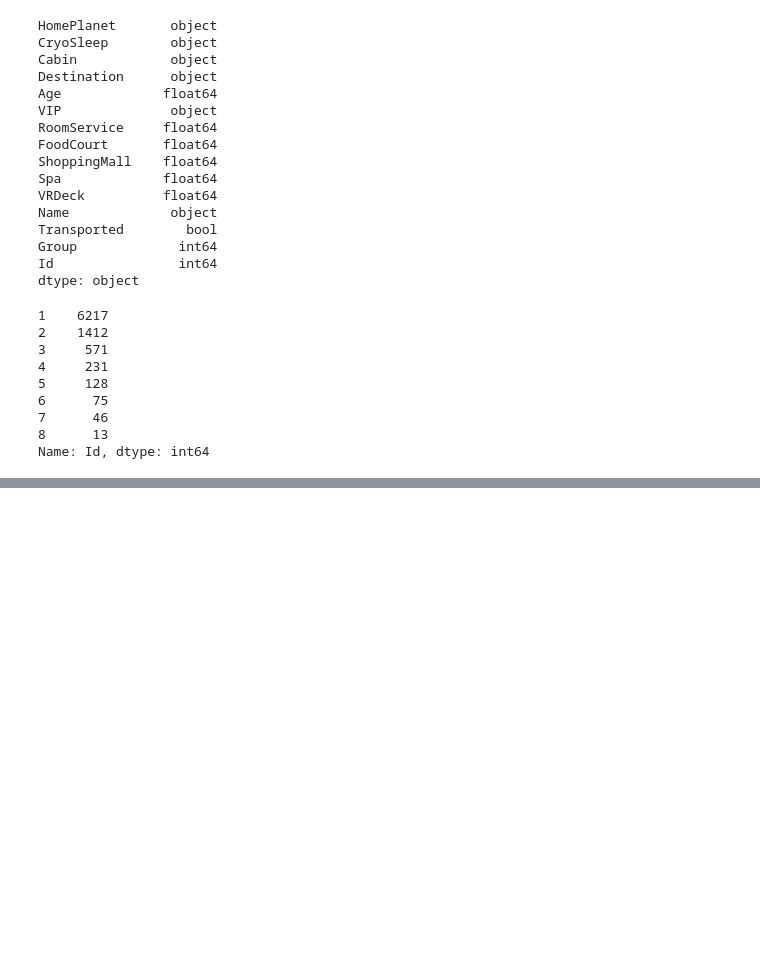
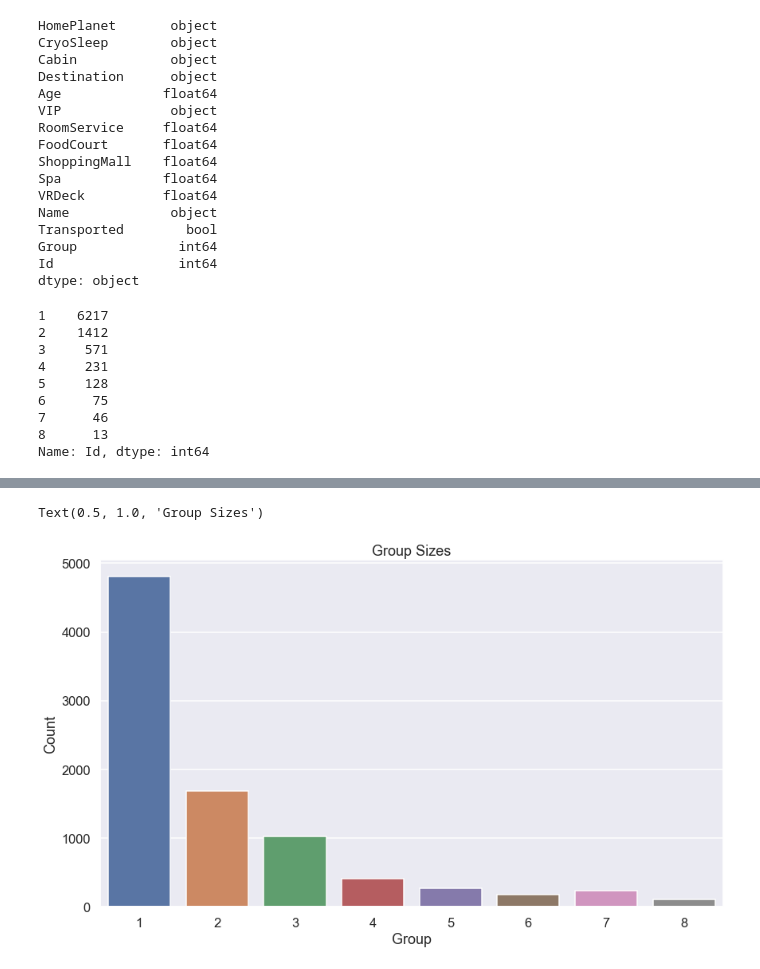
Before and after one commit to bustyAI/Interstellar-Disaster, a Jupyter notebook: spaceship_titanic.ipynb, the cells around one changed output, grey strips where cells are left out. Cells and saved outputs as stored; diff of their text form; code cells hidden in the pictures; blank space fills up the shorter version.

```diff
--- a/spaceship_titanic.ipynb
+++ b/spaceship_titanic.ipynb
@@ -168,0 +151,6 @@ train_df.loc[train_df["Group"].isin([3])]
+# %%
+# Creating "GroupSize" column
+train_df["GroupSize"] = 0
+for x in train_df["Group"]:
+    group_size = len(train_df.loc[train_df["Group"].isin([x])])
+    train_df.loc[train_df["Group"].isin([x]), ["GroupSize"]] = group_size
@@ -168,0 +178,8 @@ train_df.loc[train_df["Group"].isin([3])]
+# %%
+sns.countplot(data=train_df, x="GroupSize")
+plt.xlabel("Group")
+plt.ylabel("Count")
+plt.title("Group Sizes")
+# %% [output]
+Text(0.5, 1.0, 'Group Sizes')
+[figure, added]
```
Also changed, not shown: parts of 50 cells of this notebook.
